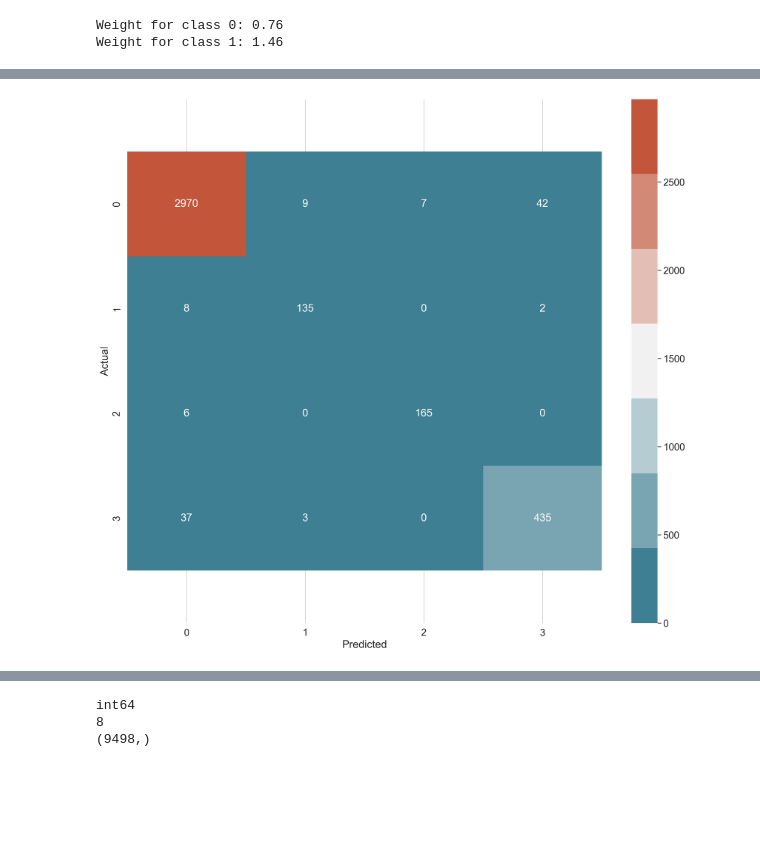
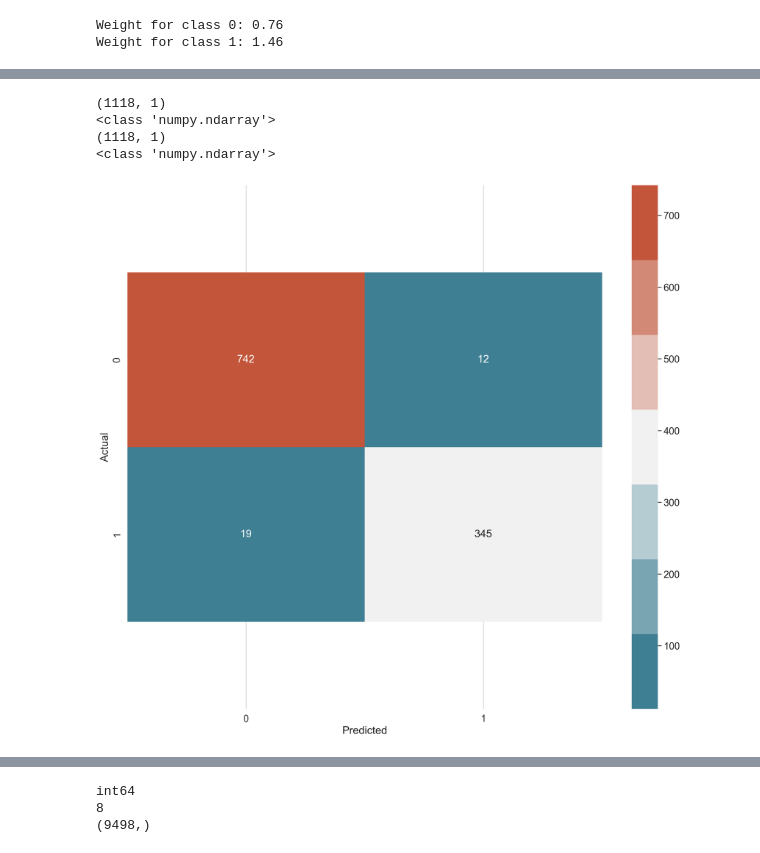
Before and after one commit to jwgerlach00/gunshot_sound_classification, a Jupyter notebook: tensorflow_bi_LSTM.ipynb, the cells around one changed output, grey strips where cells are left out. Drawn from its saved outputs; the diff is of its cells as text; code cells hidden in the pictures; blank space fills up the shorter version.

```diff
--- a/tensorflow_bi_LSTM.ipynb
+++ b/tensorflow_bi_LSTM.ipynb
@@ -405,2 +405,0 @@ model.load_weights('training_2/cp-best-f1_score.ckpt/')
-# %%
-model.load_weights('training_2/cp-94-f1_score.ckpt')
@@ -414,3 +411,3 @@ model.evaluate(X_val, y_val)
 # %%
-y_pred = model.predict(X_val)
+y_pred = model.predict(X_test)
 # %% [output]
@@ -418,7 +415,19 @@ y_pred = model.predict(X_val)
+# %%
+y_pred_bool = y_pred > .5
+y_pred_int = np.array([int(item) for item in y_pred_bool], dtype='int8').reshape(-1,1)
+print(y_pred_int.shape)
+print(type(y_pred_int))
+print(y_test.shape)
+print(type(y_test))
+# %% [output]
+(1118, 1)
+<class 'numpy.ndarray'>
+(1118, 1)
+<class 'numpy.ndarray'>
 # %%
 from sklearn.metrics import confusion_matrix
 
-def plot_cm(y_true, y_pred, class_names):
+def plot_cm(y_true, y_pred):
   cm = confusion_matrix(y_true, y_pred)
   fig, ax = plt.subplots(figsize=(18, 16))
   ax = sns.heatmap(
@@ -431,21 +440,18 @@ def plot_cm(y_true, y_pred, class_names):
 
   plt.ylabel('Actual')
   plt.xlabel('Predicted')
-  ax.set_xticklabels(class_names)
-  ax.set_yticklabels(class_names)
   b, t = plt.ylim() # discover the values for bottom and top
   b += 0.5 # Add 0.5 to the bottom
   t -= 0.5 # Subtract 0.5 from the top
   plt.ylim(b, t) # update the ylim(bottom, top) values
   plt.show() # ta-da!
-# %%
-plot_cm(
-  enc.inverse_transform(y_val),
-  enc.inverse_transform(y_pred),
-  enc.categories_[0]
-)
-# %% [output]
-[figure, removed]
+# %%
+plot_cm(
+  y_test,
+  y_pred_int,
+)
+# %% [output]
+[figure, added]
 # %%
 def plot_pred(y_true, y_pred):
   fig, ax = plt.subplots(2)
```
Also changed, not shown: parts of 30 cells of this notebook.
